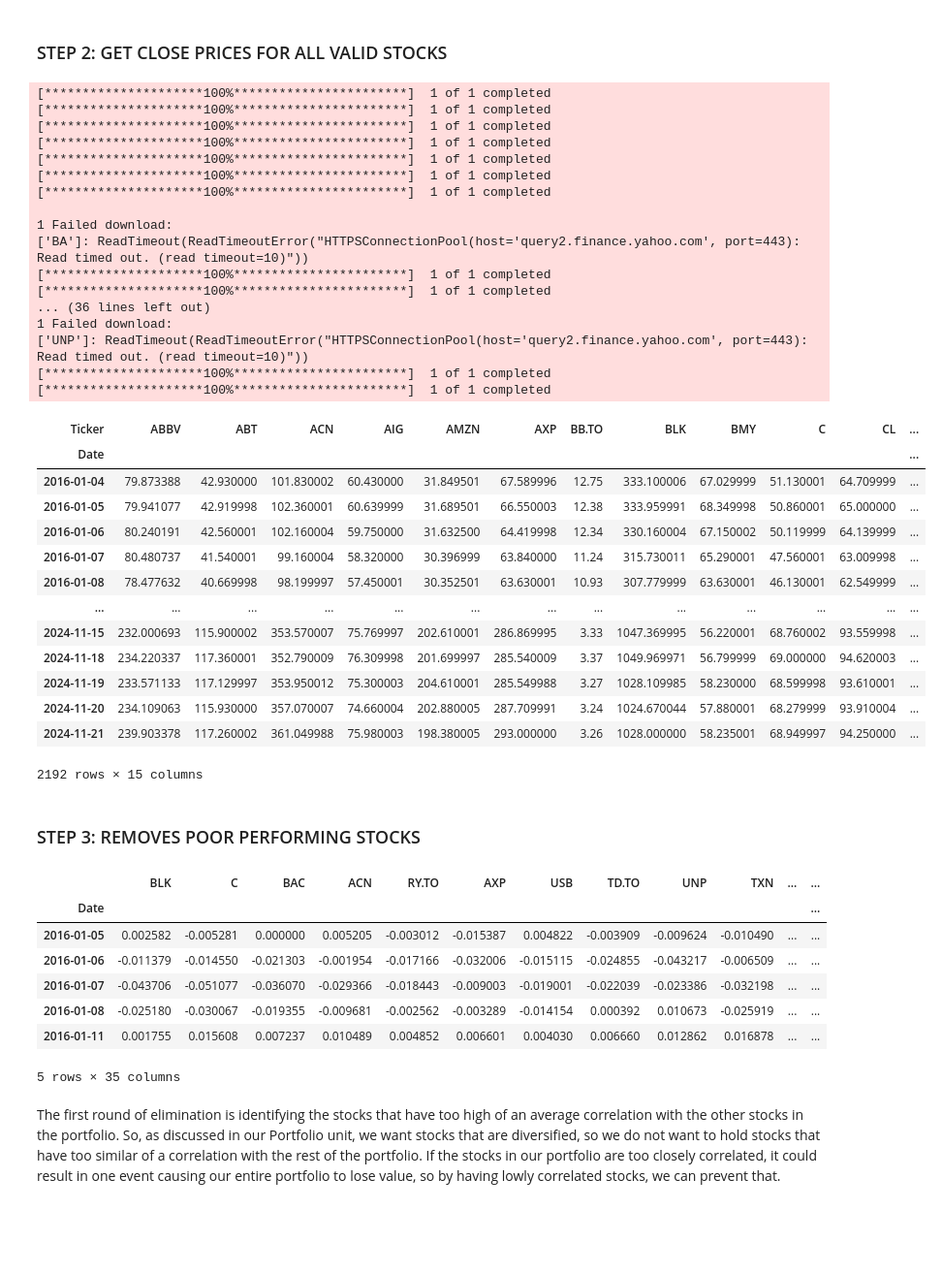
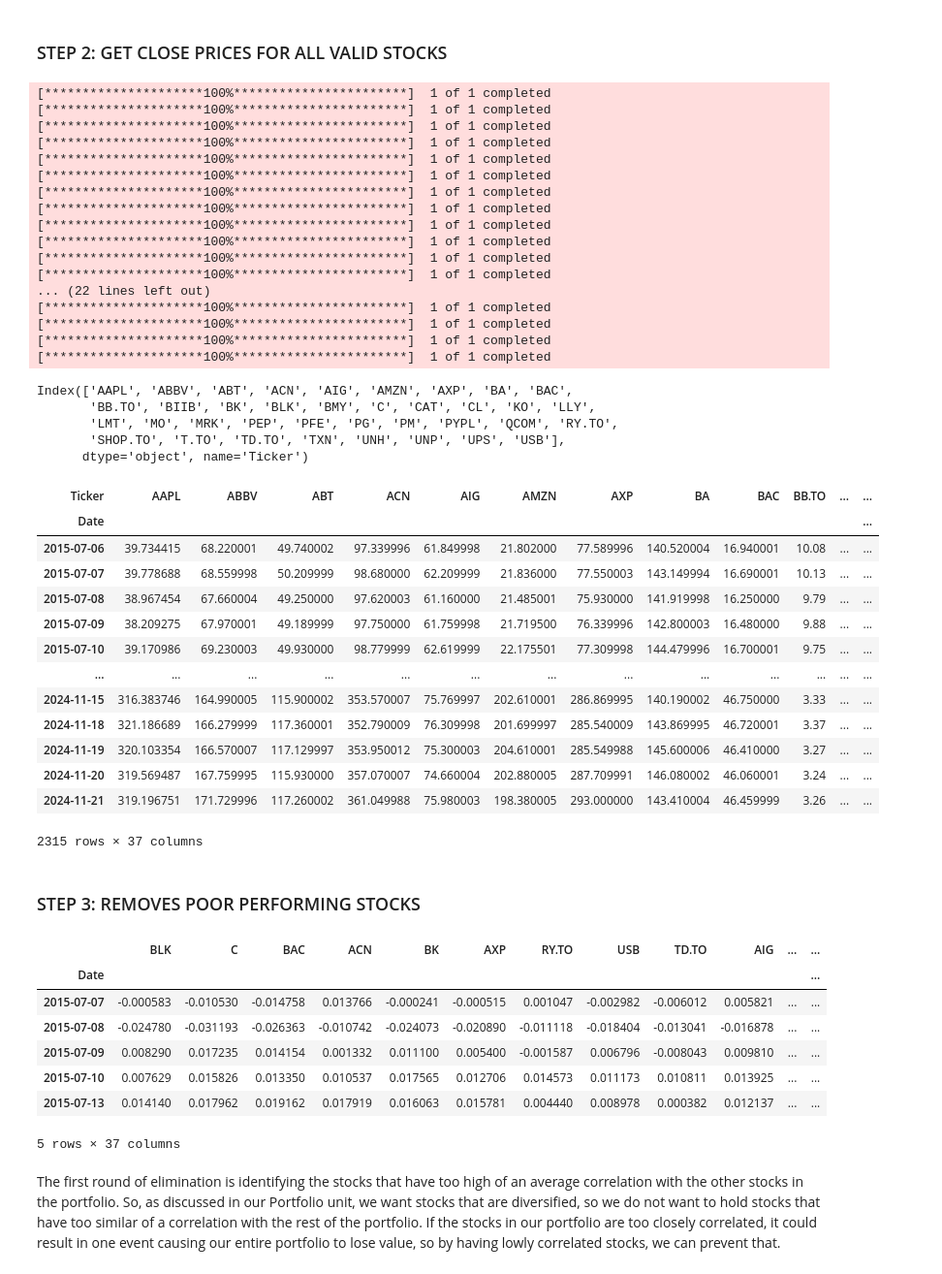
Before and after one commit to JasonLi14/Portfolio-Analyzer, a Jupyter notebook: Team_02_Assignment.ipynb, the cells around one changed output. Shown at 97% size. Cells and saved outputs as stored; diff of their text form; code cells hidden in the pictures; blank space fills up the shorter version.

```diff
--- a/Team_02_Assignment.ipynb
+++ b/Team_02_Assignment.ipynb
@@ -66,8 +66,10 @@ def valid_stocks(tickers_file):
         return []
 
     # Rename columns to ensure consistency
-    tickers_df.columns = ['Tickers']
-    tickers_list = tickers_df['Tickers'].tolist()
+    first_stock = []
+    first_stock.append(tickers_df.columns[0])
+    rest_stock = tickers_df.iloc[:, 0].tolist()
+    tickers_list = first_stock + rest_stock
 
     # Define the date range for historical data
     start = '2023-10-01'
@@ -85,15 +87,19 @@ def valid_stocks(tickers_file):
         try:
             currency = info['currency']
         except Exception:  # Skip ticker if currency info is unavailable
+            print(ticker, " was removed because it either does not exist, or has been delisted", sep='')
             continue
 
         if currency not in ['USD', 'CAD']:  # Only allow USD or CAD stocks
+            print(ticker, " was removed because it is not a Canadian or US stock.", sep='')
             continue
 
         # Filter ticker by average monthly volume and trading days
         try:
             hist = stock.history(start=start, end=end, interval='1d')
+            time.sleep(0.3)
         except Exception:  # Skip ticker if historical data is unavailable
+            print(ticker, " was removed because it either does not exist, or has been delisted", sep='')
             continue
 
         # Calculate monthly trading statistics
@@ -108,6 +114,7 @@ def valid_stocks(tickers_file):
 
         # Skip tickers that fail the volume or trading day criteria
         if len(invalid_monthly_vol) > 0 or len(invalid_trading_days) > 0:
+            print(ticker, " was removed because it does not have a monthly trading volume of 100,000 or a valid amount of trading days.", sep='')
             continue
 
         # Add valid ticker to the list
@@ -117,4 +124,5 @@ def valid_stocks(tickers_file):
 
 # Example usage
 valid_tickers = valid_stocks('Tickers_Example.csv')
+print("Here all all the tickers that passed the valid requirements associated with the assignment details: ", valid_tickers, sep='')
 # %% [output]
@@ -168,6 +169,7 @@ def get_close_prices(start, end, tickers, cutoff):
     for ticker in tickers:
         # Get historical data for the ticker
         data = yf.download(ticker, start=start, end=end, interval='1d')
+        time.sleep(0.3)
         close = data['Close']
        #close = close.rename(ticker)  # Rename series to match the ticker symbol
 
@@ -176,6 +178,8 @@ def get_close_prices(start, end, tickers, cutoff):
             # Add the stock's close prices to the list
             df.append(close)
             appended_tickers.append(ticker)
+        else:
+            print(ticker, " was removed because it did not exist before ", cutoff,  sep='')
 
     # Combine all valid stock close prices into a single DataFrame
     multi_data = pd.concat(df, axis=1)
@@ -185,6 +189,7 @@ def get_close_prices(start, end, tickers, cutoff):
 
     # Get CAD to USD exchange rate data
     cadusd = yf.download('CAD=X', start=start, end=end, interval='1d')
+    time.sleep(0.3)
     aligned_cadusd = cadusd.reindex(multi_data.index, method='ffill')
     aligned_cadusd_close = aligned_cadusd['Close'].reindex(multi_data.index)
 
@@ -195,54 +200,60 @@ def get_close_prices(start, end, tickers, cutoff):
 
         # Check the currency of the stock
         currency = info['currency']
         if currency == 'USD':  # If the stock is in USD, convert it to CAD
             combined = pd.concat([multi_data[ticker], aligned_cadusd_close], axis=1).dropna()
             # convert USD to CAD
             multi_data[ticker] = combined.iloc[:, 0] * combined.iloc[:, 1]
             #multi_data[ticker] = multi_data[ticker] * aligned_cadusd['Close']
             break
 
     return multi_data
 
 # Example usage
-start = '2016-01-01'
+start = '2015-01-01'
 end = '2024-11-22'
 cutoff = '2019-01-01'
 close_prices = get_close_prices(start, end, valid_tickers, cutoff)
+valid_tickers = close_prices.columns
 
 display(close_prices)
 # %% [output]
 [*********************100%***********************]  1 of 1 completed
 [*********************100%***********************]  1 of 1 completed
 [*********************100%***********************]  1 of 1 completed
 [*********************100%***********************]  1 of 1 completed
 [*********************100%***********************]  1 of 1 completed
 [*********************100%***********************]  1 of 1 completed
 [*********************100%***********************]  1 of 1 completed
-
-1 Failed download:
-['BA']: ReadTimeout(ReadTimeoutError("HTTPSConnectionPool(host='query2.finance.yahoo.com', port=443): Read timed out. (read timeout=10)"))
 [*********************100%***********************]  1 of 1 completed
 [*********************100%***********************]  1 of 1 completed
-... (36 lines left out)
-1 Failed download:
-['UNP']: ReadTimeout(ReadTimeoutError("HTTPSConnectionPool(host='query2.finance.yahoo.com', port=443): Read timed out. (read timeout=10)"))
 [*********************100%***********************]  1 of 1 completed
 [*********************100%***********************]  1 of 1 completed
+[*********************100%***********************]  1 of 1 completed
+... (22 lines left out)
+[*********************100%***********************]  1 of 1 completed
+[*********************100%***********************]  1 of 1 completed
+[*********************100%***********************]  1 of 1 completed
+[*********************100%***********************]  1 of 1 completed
+Index(['AAPL', 'ABBV', 'ABT', 'ACN', 'AIG', 'AMZN', 'AXP', 'BA', 'BAC',
+       'BB.TO', 'BIIB', 'BK', 'BLK', 'BMY', 'C', 'CAT', 'CL', 'KO', 'LLY',
+       'LMT', 'MO', 'MRK', 'PEP', 'PFE', 'PG', 'PM', 'PYPL', 'QCOM', 'RY.TO',
+       'SHOP.TO', 'T.TO', 'TD.TO', 'TXN', 'UNH', 'UNP', 'UPS', 'USB'],
+      dtype='object', name='Ticker')
-| Ticker | ABBV | ABT | ACN | AIG | AMZN | AXP | BB.TO | BLK | BMY | C | CL | ... |
+| Ticker | AAPL | ABBV | ABT | ACN | AIG | AMZN | AXP | BA | BAC | BB.TO | ... | ... |
 | Date |  |  |  |  |  |  |  |  |  |  |  | ... |
-| 2016-01-04 | 79.873388 | 42.930000 | 101.830002 | 60.430000 | 31.849501 | 67.589996 | 12.75 | 333.100006 | 67.029999 | 51.130001 | 64.709999 | ... |
-| 2016-01-05 | 79.941077 | 42.919998 | 102.360001 | 60.639999 | 31.689501 | 66.550003 | 12.38 | 333.959991 | 68.349998 | 50.860001 | 65.000000 | ... |
-| 2016-01-06 | 80.240191 | 42.560001 | 102.160004 | 59.750000 | 31.632500 | 64.419998 | 12.34 | 330.160004 | 67.150002 | 50.119999 | 64.139999 | ... |
-| 2016-01-07 | 80.480737 | 41.540001 | 99.160004 | 58.320000 | 30.396999 | 63.840000 | 11.24 | 315.730011 | 65.290001 | 47.560001 | 63.009998 | ... |
-| 2016-01-08 | 78.477632 | 40.669998 | 98.199997 | 57.450001 | 30.352501 | 63.630001 | 10.93 | 307.779999 | 63.630001 | 46.130001 | 62.549999 | ... |
+| 2015-07-06 | 39.734415 | 68.220001 | 49.740002 | 97.339996 | 61.849998 | 21.802000 | 77.589996 | 140.520004 | 16.940001 | 10.08 | ... | ... |
+| 2015-07-07 | 39.778688 | 68.559998 | 50.209999 | 98.680000 | 62.209999 | 21.836000 | 77.550003 | 143.149994 | 16.690001 | 10.13 | ... | ... |
+| 2015-07-08 | 38.967454 | 67.660004 | 49.250000 | 97.620003 | 61.160000 | 21.485001 | 75.930000 | 141.919998 | 16.250000 | 9.79 | ... | ... |
+| 2015-07-09 | 38.209275 | 67.970001 | 49.189999 | 97.750000 | 61.759998 | 21.719500 | 76.339996 | 142.800003 | 16.480000 | 9.88 | ... | ... |
+| 2015-07-10 | 39.170986 | 69.230003 | 49.930000 | 98.779999 | 62.619999 | 22.175501 | 77.309998 | 144.479996 | 16.700001 | 9.75 | ... | ... |
 | ... | ... | ... | ... | ... | ... | ... | ... | ... | ... | ... | ... | ... |
-| 2024-11-15 | 232.000693 | 115.900002 | 353.570007 | 75.769997 | 202.610001 | 286.869995 | 3.33 | 1047.369995 | 56.220001 | 68.760002 | 93.559998 | ... |
-| 2024-11-18 | 234.220337 | 117.360001 | 352.790009 | 76.309998 | 201.699997 | 285.540009 | 3.37 | 1049.969971 | 56.799999 | 69.000000 | 94.620003 | ... |
-| 2024-11-19 | 233.571133 | 117.129997 | 353.950012 | 75.300003 | 204.610001 | 285.549988 | 3.27 | 1028.109985 | 58.230000 | 68.599998 | 93.610001 | ... |
-| 2024-11-20 | 234.109063 | 115.930000 | 357.070007 | 74.660004 | 202.880005 | 287.709991 | 3.24 | 1024.670044 | 57.880001 | 68.279999 | 93.910004 | ... |
-| 2024-11-21 | 239.903378 | 117.260002 | 361.049988 | 75.980003 | 198.380005 | 293.000000 | 3.26 | 1028.000000 | 58.235001 | 68.949997 | 94.250000 | ... |
+| 2024-11-15 | 316.383746 | 164.990005 | 115.900002 | 353.570007 | 75.769997 | 202.610001 | 286.869995 | 140.190002 | 46.750000 | 3.33 | ... | ... |
+| 2024-11-18 | 321.186689 | 166.279999 | 117.360001 | 352.790009 | 76.309998 | 201.699997 | 285.540009 | 143.869995 | 46.720001 | 3.37 | ... | ... |
+| 2024-11-19 | 320.103354 | 166.570007 | 117.129997 | 353.950012 | 75.300003 | 204.610001 | 285.549988 | 145.600006 | 46.410000 | 3.27 | ... | ... |
+| 2024-11-20 | 319.569487 | 167.759995 | 115.930000 | 357.070007 | 74.660004 | 202.880005 | 287.709991 | 146.080002 | 46.060001 | 3.24 | ... | ... |
+| 2024-11-21 | 319.196751 | 171.729996 | 117.260002 | 361.049988 | 75.980003 | 198.380005 | 293.000000 | 143.410004 | 46.459999 | 3.26 | ... | ... |
-2192 rows × 15 columns
+2315 rows × 37 columns
 # %% [markdown]
 ### STEP 3: REMOVES POOR PERFORMING STOCKS
 # %%
@@ -329,14 +340,14 @@ stock_pct_change = keep_tickers(stock_pct_change, correlation_filter(stock_pct_c
 
 display(stock_pct_change.head())
 # %% [output]
-|  | BLK | C | BAC | ACN | RY.TO | AXP | USB | TD.TO | UNP | TXN | ... | ... |
+|  | BLK | C | BAC | ACN | BK | AXP | RY.TO | USB | TD.TO | AIG | ... | ... |
 | Date |  |  |  |  |  |  |  |  |  |  |  | ... |
-| 2016-01-05 | 0.002582 | -0.005281 | 0.000000 | 0.005205 | -0.003012 | -0.015387 | 0.004822 | -0.003909 | -0.009624 | -0.010490 | ... | ... |
-| 2016-01-06 | -0.011379 | -0.014550 | -0.021303 | -0.001954 | -0.017166 | -0.032006 | -0.015115 | -0.024855 | -0.043217 | -0.006509 | ... | ... |
-| 2016-01-07 | -0.043706 | -0.051077 | -0.036070 | -0.029366 | -0.018443 | -0.009003 | -0.019001 | -0.022039 | -0.023386 | -0.032198 | ... | ... |
-| 2016-01-08 | -0.025180 | -0.030067 | -0.019355 | -0.009681 | -0.002562 | -0.003289 | -0.014154 | 0.000392 | 0.010673 | -0.025919 | ... | ... |
-| 2016-01-11 | 0.001755 | 0.015608 | 0.007237 | 0.010489 | 0.004852 | 0.006601 | 0.004030 | 0.006660 | 0.012862 | 0.016878 | ... | ... |
+| 2015-07-07 | -0.000583 | -0.010530 | -0.014758 | 0.013766 | -0.000241 | -0.000515 | 0.001047 | -0.002982 | -0.006012 | 0.005821 | ... | ... |
+| 2015-07-08 | -0.024780 | -0.031193 | -0.026363 | -0.010742 | -0.024073 | -0.020890 | -0.011118 | -0.018404 | -0.013041 | -0.016878 | ... | ... |
+| 2015-07-09 | 0.008290 | 0.017235 | 0.014154 | 0.001332 | 0.011100 | 0.005400 | -0.001587 | 0.006796 | -0.008043 | 0.009810 | ... | ... |
+| 2015-07-10 | 0.007629 | 0.015826 | 0.013350 | 0.010537 | 0.017565 | 0.012706 | 0.014573 | 0.011173 | 0.010811 | 0.013925 | ... | ... |
+| 2015-07-13 | 0.014140 | 0.017962 | 0.019162 | 0.017919 | 0.016063 | 0.015781 | 0.004440 | 0.008978 | 0.000382 | 0.012137 | ... | ... |
-5 rows × 35 columns
+5 rows × 37 columns
 # %% [markdown]
 The first round of elimination is identifying the stocks that have too high of an average correlation with the other stocks in the portfolio. So, as discussed in our Portfolio unit, we want stocks that are diversified, so we do not want to hold stocks that have too similar of a correlation with the rest of the portfolio. If the stocks in our portfolio are too closely correlated, it could result in one event causing our entire portfolio to lose value, so by having lowly correlated stocks, we can prevent that.
 # %%
```
Also changed, not shown: parts of 15 cells of this notebook, 1 other file.
